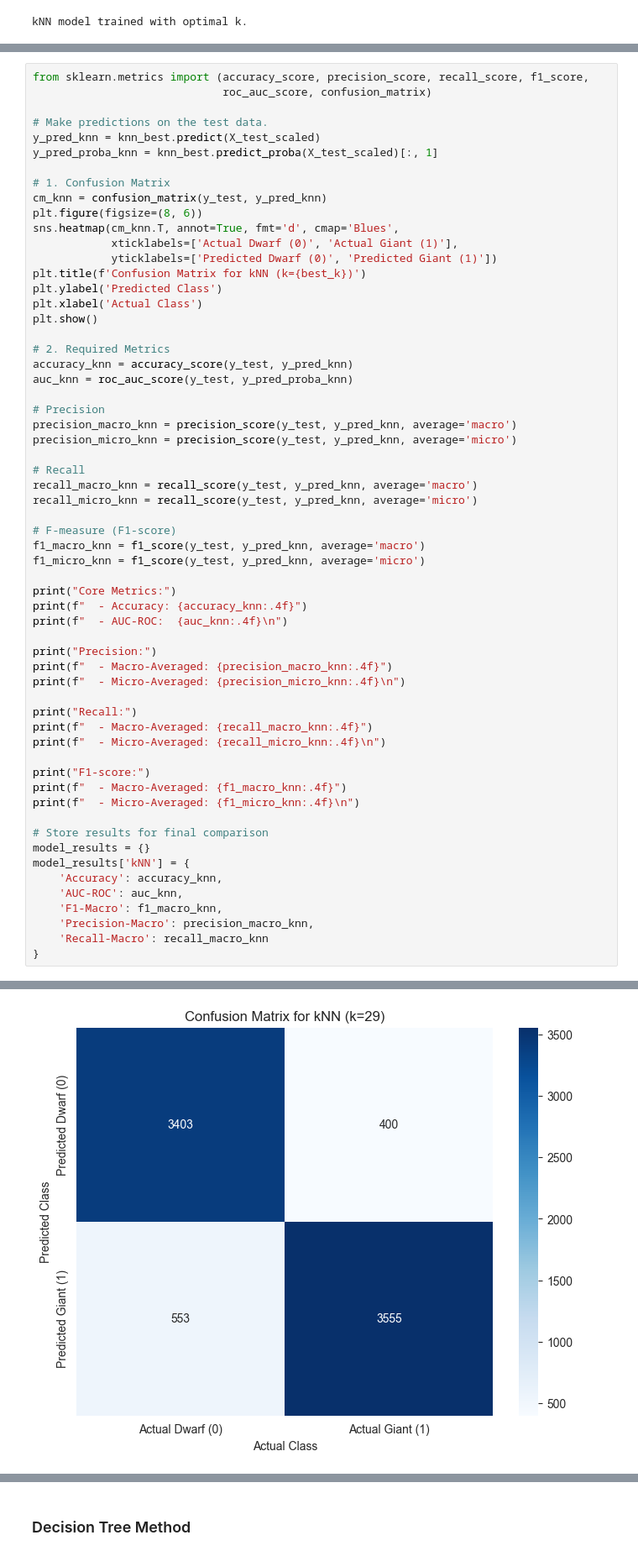
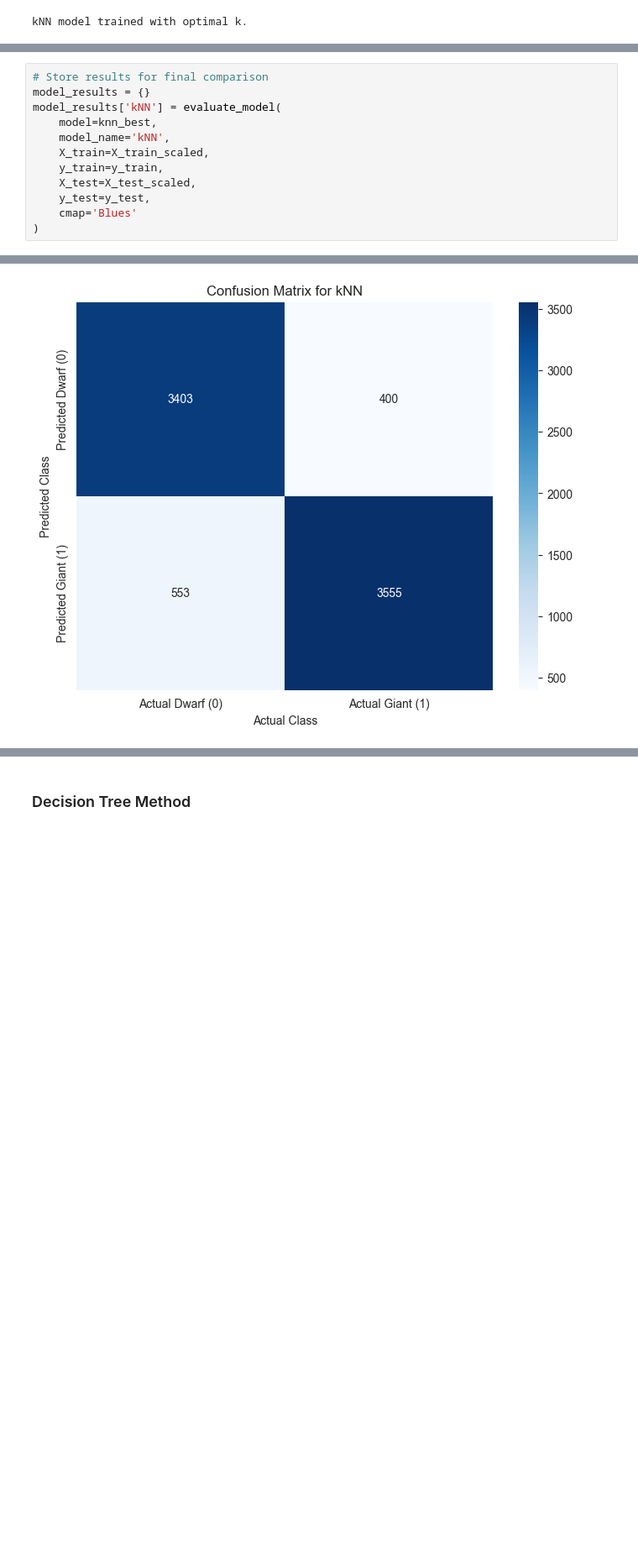
Before and after one commit to invisiofficial/2f7bcc6ff1e91c65fd126d1bbe4f43cb0e17abb4a05a12138fef5b83193d1a33, a Jupyter notebook: Classification.ipynb, the cells around one changed output, grey strips where cells are left out. Shown at 84% size. Drawn from its saved outputs; the diff is of its cells as text; blank space fills up the shorter version.

Commit message:
Metrics calculation is updated

```diff
--- a/Classification.ipynb
+++ b/Classification.ipynb
@@ -452,61 +490,13 @@ F1-score:
 # %%
-from sklearn.metrics import (accuracy_score, precision_score, recall_score, f1_score,
-                             roc_auc_score, confusion_matrix)
-
-# Make predictions on the test data.
-y_pred_knn = knn_best.predict(X_test_scaled)
-y_pred_proba_knn = knn_best.predict_proba(X_test_scaled)[:, 1]
-
-# 1. Confusion Matrix
-cm_knn = confusion_matrix(y_test, y_pred_knn)
-plt.figure(figsize=(8, 6))
-sns.heatmap(cm_knn.T, annot=True, fmt='d', cmap='Blues',
-            xticklabels=['Actual Dwarf (0)', 'Actual Giant (1)'],
-            yticklabels=['Predicted Dwarf (0)', 'Predicted Giant (1)'])
-plt.title(f'Confusion Matrix for kNN (k={best_k})')
-plt.ylabel('Predicted Class')
-plt.xlabel('Actual Class')
-plt.show()
-
-# 2. Required Metrics
-accuracy_knn = accuracy_score(y_test, y_pred_knn)
-auc_knn = roc_auc_score(y_test, y_pred_proba_knn)
-
-# Precision
-precision_macro_knn = precision_score(y_test, y_pred_knn, average='macro')
-precision_micro_knn = precision_score(y_test, y_pred_knn, average='micro')
-
-# Recall
-recall_macro_knn = recall_score(y_test, y_pred_knn, average='macro')
-recall_micro_knn = recall_score(y_test, y_pred_knn, average='micro')
-
-# F-measure (F1-score)
-f1_macro_knn = f1_score(y_test, y_pred_knn, average='macro')
-f1_micro_knn = f1_score(y_test, y_pred_knn, average='micro')
-
-print("Core Metrics:")
-print(f"  - Accuracy: {accuracy_knn:.4f}")
-print(f"  - AUC-ROC:  {auc_knn:.4f}\n")
-
-print("Precision:")
-print(f"  - Macro-Averaged: {precision_macro_knn:.4f}")
-print(f"  - Micro-Averaged: {precision_micro_knn:.4f}\n")
-
-print("Recall:")
-print(f"  - Macro-Averaged: {recall_macro_knn:.4f}")
-print(f"  - Micro-Averaged: {recall_micro_knn:.4f}\n")
-
-print("F1-score:")
-print(f"  - Macro-Averaged: {f1_macro_knn:.4f}")
-print(f"  - Micro-Averaged: {f1_micro_knn:.4f}\n")
-
 # Store results for final comparison
 model_results = {}
-model_results['kNN'] = {
-    'Accuracy': accuracy_knn,
-    'AUC-ROC': auc_knn,
-    'F1-Macro': f1_macro_knn,
-    'Precision-Macro': precision_macro_knn,
-    'Recall-Macro': recall_macro_knn
-}
+model_results['kNN'] = evaluate_model(
+    model=knn_best,
+    model_name='kNN',
+    X_train=X_train_scaled,
+    y_train=y_train,
+    X_test=X_test_scaled,
+    y_test=y_test,
+    cmap='Blues'
+)
 # %% [output]
@@ -513 +520 @@ model_results['kNN'] = {
-[figure, old version]
+[figure, new version]
```
Also changed, not shown: parts of 13 cells of this notebook.
